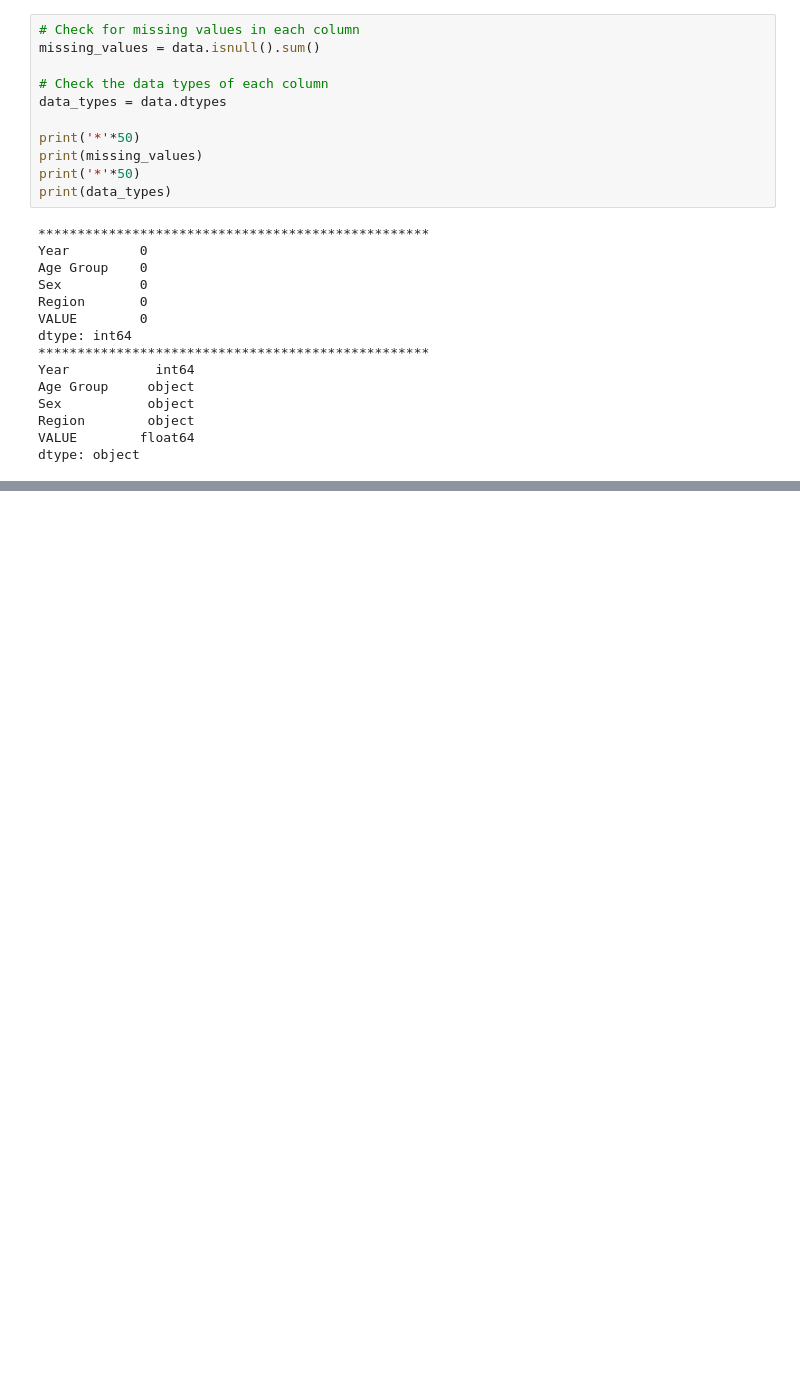
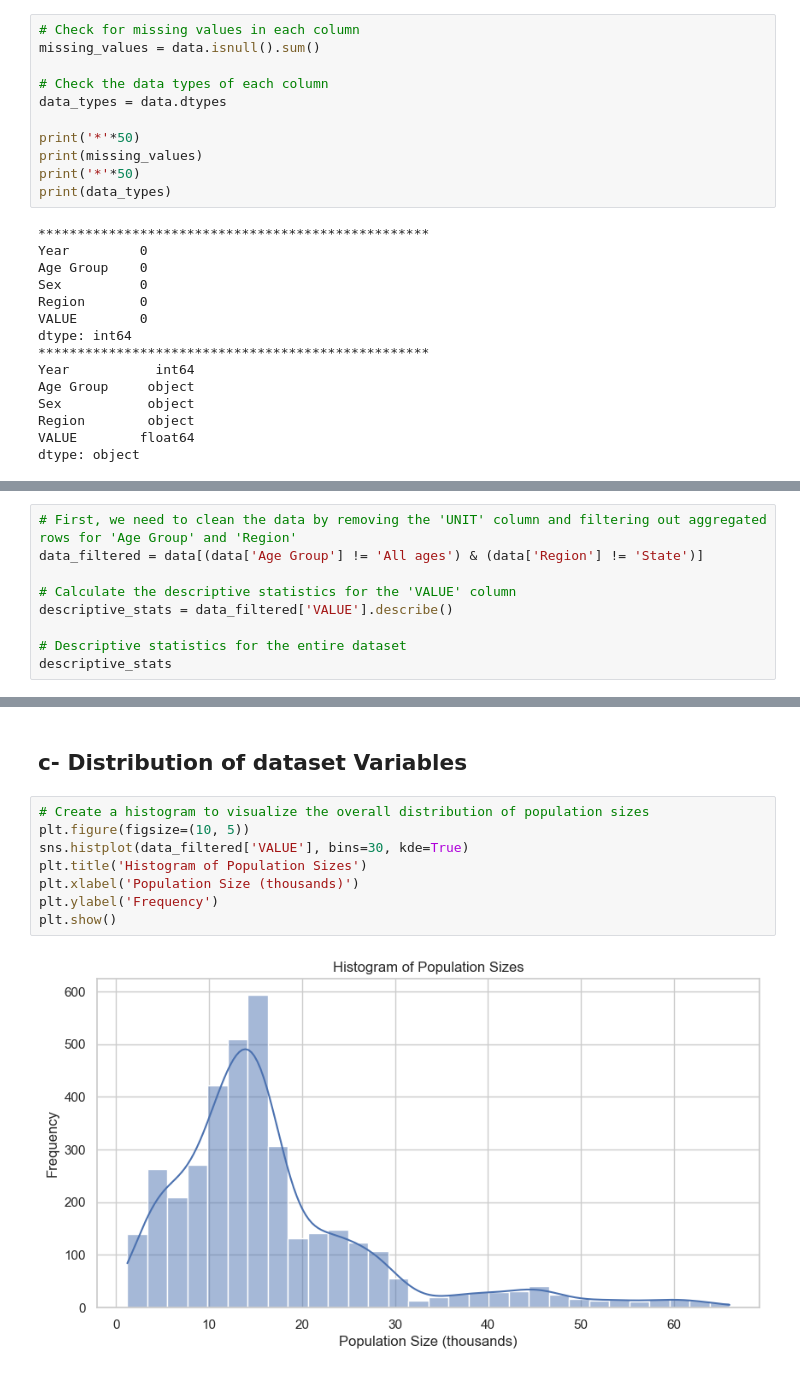
Before and after one commit to waseemmm737/Estimated_Population, a Jupyter notebook: main.ipynb, the cells around one changed output, grey strips where cells are left out. Drawn from its saved outputs; the diff is of its cells as text; blank space fills up the shorter version.

Commit message:
statistical analysis done

```diff
--- a/main.ipynb
+++ b/main.ipynb
@@ -331,0 +334,9 @@ dtype: object
+# %%
+# First, we need to clean the data by removing the 'UNIT' column and filtering out aggregated rows for 'Age Group' and 'Region'
+data_filtered = data[(data['Age Group'] != 'All ages') & (data['Region'] != 'State')]
+
+# Calculate the descriptive statistics for the 'VALUE' column
+descriptive_stats = data_filtered['VALUE'].describe()
+
+# Descriptive statistics for the entire dataset
+descriptive_stats
@@ -331,0 +353,12 @@ dtype: object
+# %% [markdown]
+## c- Distribution of dataset Variables
+# %%
+# Create a histogram to visualize the overall distribution of population sizes
+plt.figure(figsize=(10, 5))
+sns.histplot(data_filtered['VALUE'], bins=30, kde=True)
+plt.title('Histogram of Population Sizes')
+plt.xlabel('Population Size (thousands)')
+plt.ylabel('Frequency')
+plt.show()
+# %% [output]
+[figure, added]
```
Also changed, not shown: parts of 11 cells of this notebook.
